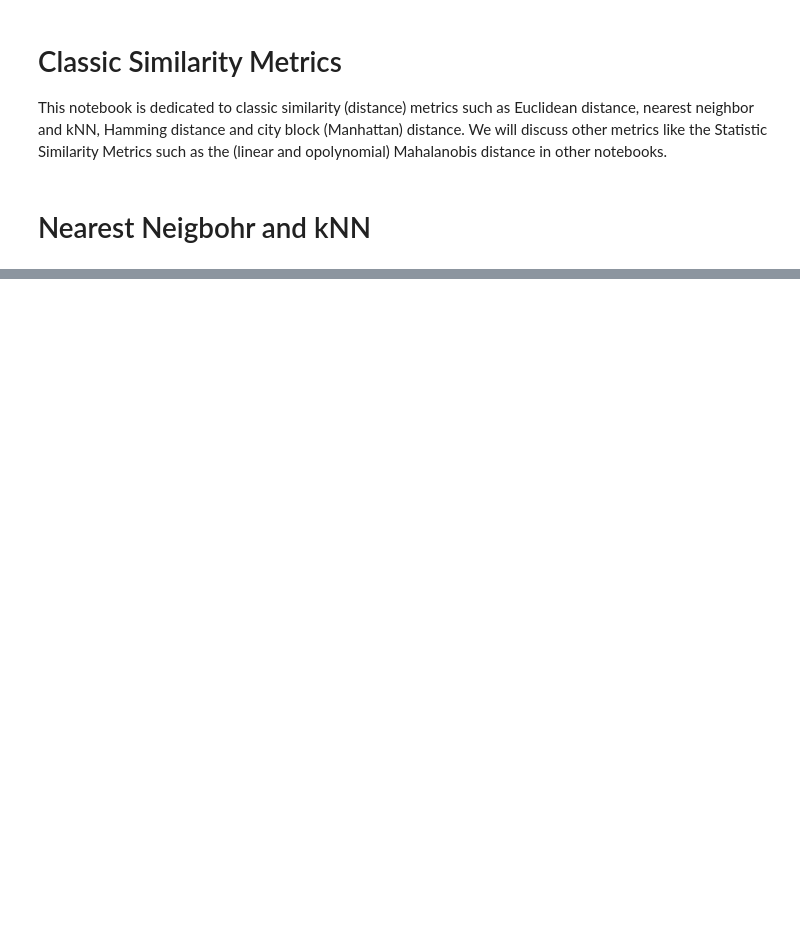
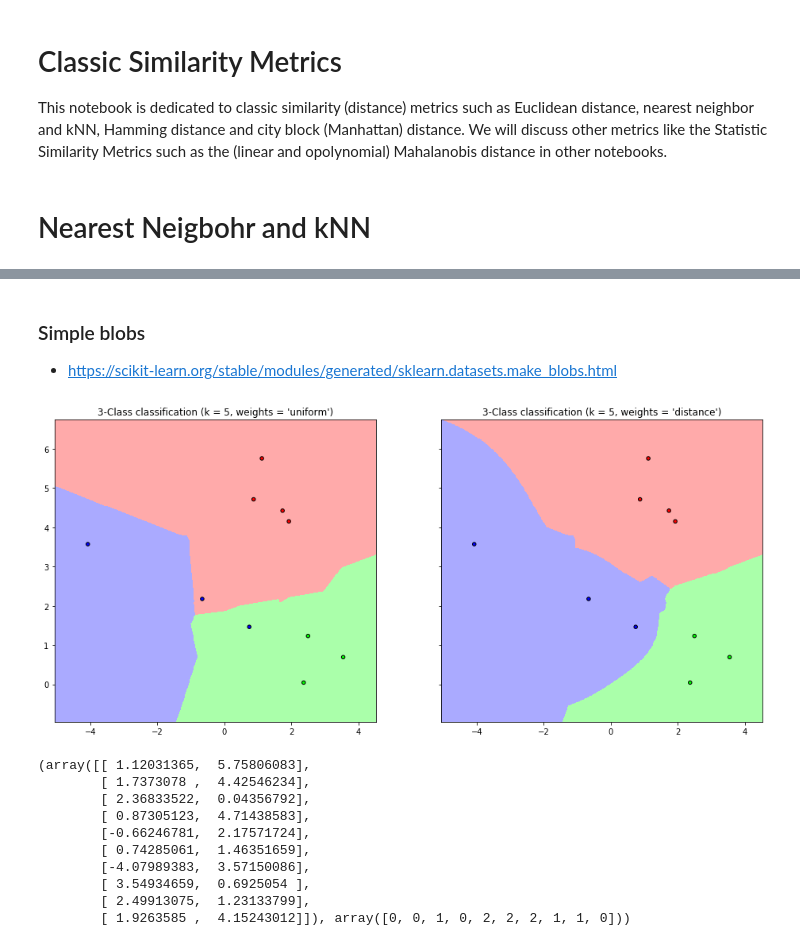
Before and after one commit to awangenh/vision, a Jupyter notebook: jupyter/Classic Similarity Metrics.ipynb, the cells around one changed output, grey strips where cells are left out. Cells and saved outputs as stored; diff of their text form; code cells hidden in the pictures; blank space fills up the shorter version.

```diff
--- a/jupyter/Classic Similarity Metrics.ipynb
+++ b/jupyter/Classic Similarity Metrics.ipynb
@@ -71,0 +94,23 @@ plt.show()
+# %% [markdown]
+### Simple blobs
+
+* https://scikit-learn.org/stable/modules/generated/sklearn.datasets.make_blobs.html
+# %%
+# Let's do it with simple blobs!
+X, y = datasets.samples_generator.make_blobs(n_samples=10, centers=3, n_features=2, random_state=0)
+# Call our function
+do_kNN(X, y, k)
+# Print the blob data
+X, y
+# %% [output]
+[figure, added]
+(array([[ 1.12031365,  5.75806083],
+        [ 1.7373078 ,  4.42546234],
+        [ 2.36833522,  0.04356792],
+        [ 0.87305123,  4.71438583],
+        [-0.66246781,  2.17571724],
+        [ 0.74285061,  1.46351659],
+        [-4.07989383,  3.57150086],
+        [ 3.54934659,  0.6925054 ],
+        [ 2.49913075,  1.23133799],
+        [ 1.9263585 ,  4.15243012]]), array([0, 0, 1, 0, 2, 2, 2, 1, 1, 0]))
```
Also changed, not shown: parts of 8 cells of this notebook.
